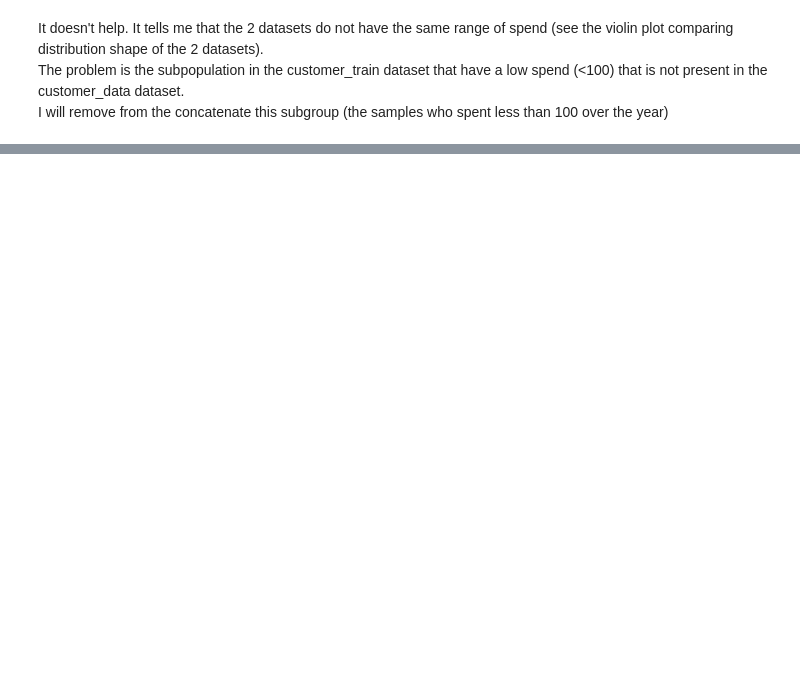
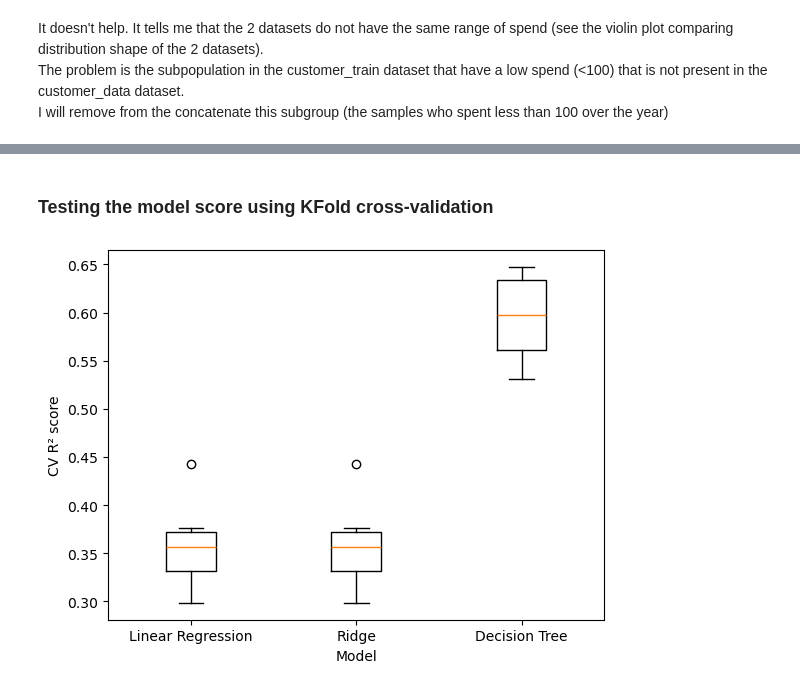
Before and after one commit to flylight-max/EDA_exam_CodeOp, a Jupyter notebook: analysis.ipynb, the cells around one changed output, grey strips where cells are left out. Cells and saved outputs as stored; diff of their text form; code cells hidden in the pictures; blank space fills up the shorter version.

```diff
--- a/analysis.ipynb
+++ b/analysis.ipynb
@@ -1124,22 +1136,3 @@ print(linearReg.score(X_comb_test_scaled,y_comb_test))
 It doesn't help.  It tells me that the 2 datasets do not have the same range of spend (see the violin plot comparing distribution shape of the 2 datasets).
 The problem is the subpopulation in the customer_train dataset that have a low spend (<100) that is not present in the customer_data dataset.
 I will remove from the concatenate this subgroup (the samples who spent less than 100 over the year)
-# %%
-dummies_combined_uber100 = dummies_combined[dummies_combined["spend"] > 100]
-print(len(dummies_combined_uber100))
-
-X_u100 = dummies_combined_uber100.drop("spend", axis=1).values
-y_u100 = dummies_combined_uber100["spend"].values
-
-X_u100_train,X_u100_test,y_u100_train,y_u100_test = train_test_split(X_u100,y_u100, test_size=0.3, random_state=1984)
-
-linearReg.fit(X_u100_train,y_u100_train)
-y_u100_predict = linearReg.predict(X_u100_test)
-
-ax3 = sns.scatterplot(x=y_u100_test, y=y_u100_predict)
-plt.xlabel("Real spend")
-plt.ylabel("predict spend über 100")
-ax3.set_aspect("equal")
-plt.show()
-
-print(linearReg.score(X_u100_test,y_u100_test))
@@ -1153,15 +1138,0 @@ I will compare the different model. Perhaps here it will be useful to use Ridge
-# %%
-linearReg = LinearRegression()
-ridge = Ridge(alpha=0.5)
-lasso = Lasso(alpha=0.01)
-
-models={"Linear Regression" : linearReg, "Ridge": ridge, "Lasso":lasso}
-results=[]
-for model in models.values():
-    kf = KFold(n_splits=6, random_state=1984, shuffle=True)
-    cv_results = cross_val_score(model,X_combin, y_combin, cv=kf)
-    results.append(cv_results)
-plt.boxplot(results, labels=models.keys())
-plt.ylabel("CV R² score")
-plt.xlabel("Model")
-plt.show()
@@ -1169,0 +1188,14 @@ plt.show()
+# %%
+normal_to_max = MaxAbsScaler()
+
+X_comb_train_scaled = normal_to_max.fit_transform(X_comb_train)
+X_comb_test_scaled = normal_to_max.transform(X_comb_test)
+# %% [markdown]
+### **Testing the model score using KFold cross-validation**
+# %%
+DecTreeReg = DecisionTreeRegressor(max_depth=11, min_samples_leaf=0.02, random_state=1984)
+
+models_b = {"Linear Regression":linearReg, "Ridge":ridge, "Decision Tree":DecTreeReg}
+visu_cv_score(models_b,X_comb_train_scaled,y_comb_train)
+# %% [output]
+[figure, added]
```
Also changed, not shown: parts of 29 cells of this notebook, 1 other file.
